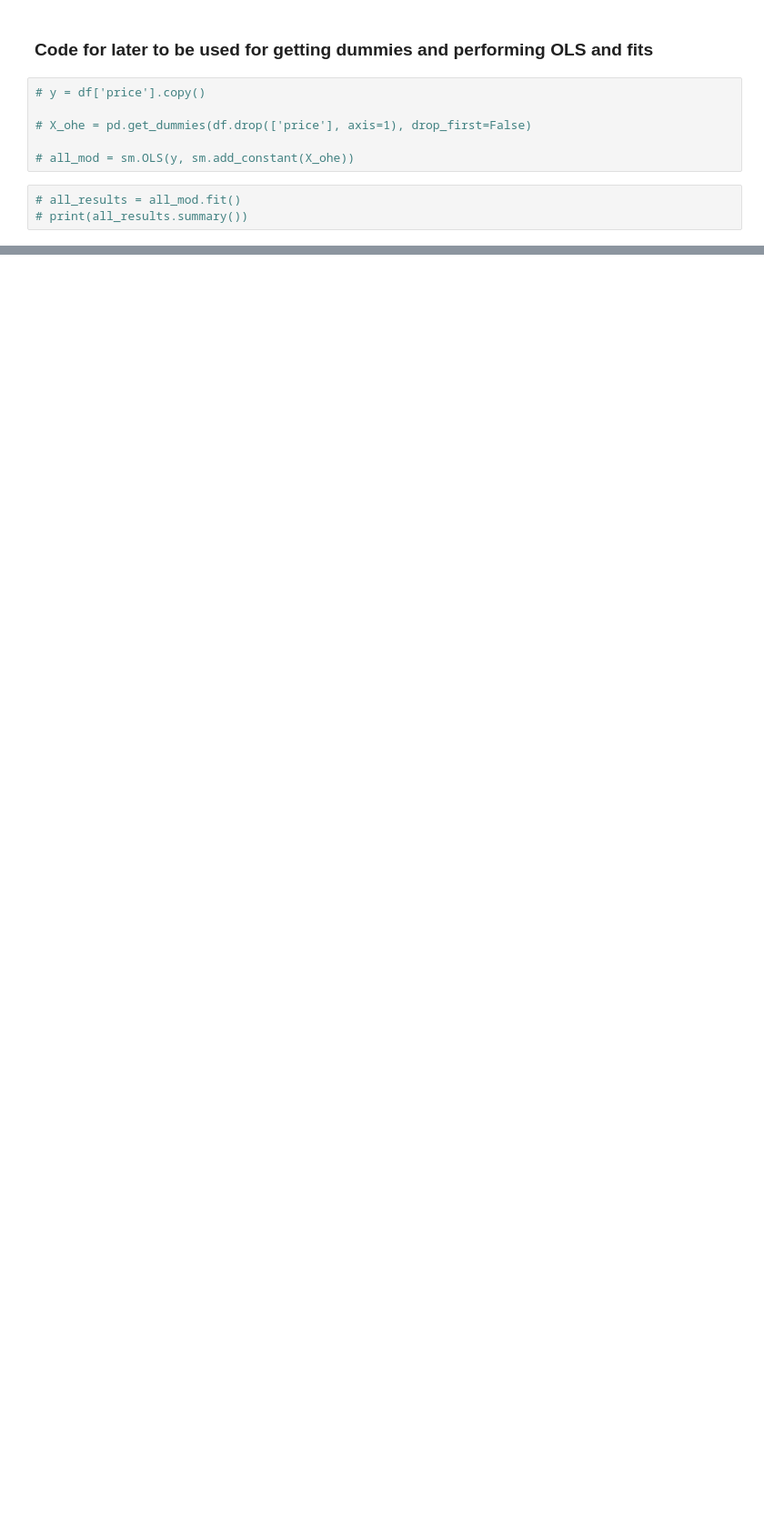
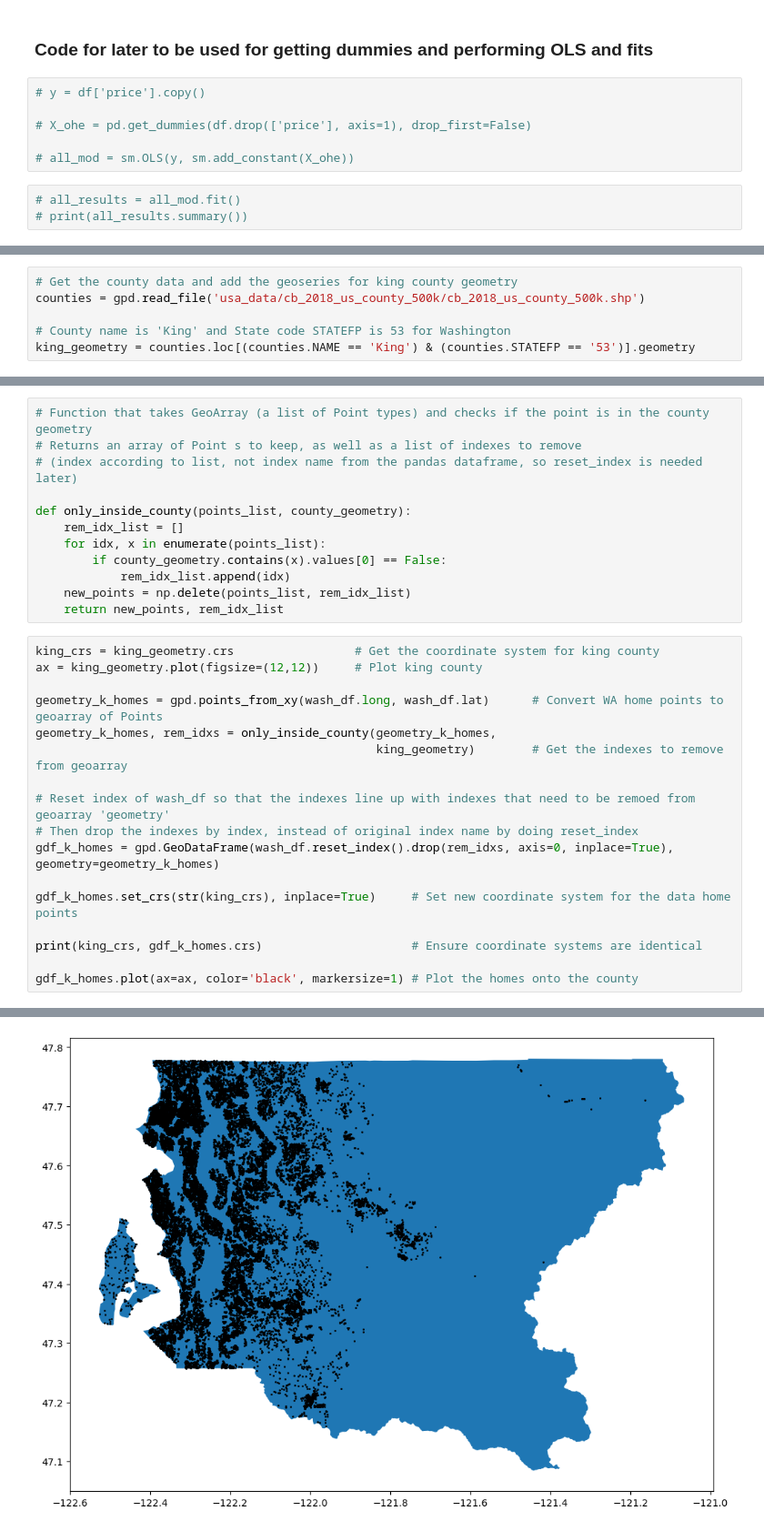
Before and after one commit to dmf1998/dsc-phase-2-project-v2-5, a Jupyter notebook: student.ipynb, the cells around one changed output, grey strips where cells are left out. Shown: that part at 91% size. Saved outputs shown, nothing was run; the diff lists cells and outputs as text; blank space fills up the shorter version.

```diff
--- a/student.ipynb
+++ b/student.ipynb
@@ -211,0 +265,6 @@ plt.show()
+# %%
+# Get the county data and add the geoseries for king county geometry
+counties = gpd.read_file('usa_data/cb_2018_us_county_500k/cb_2018_us_county_500k.shp')
+
+# County name is 'King' and State code STATEFP is 53 for Washington
+king_geometry = counties.loc[(counties.NAME == 'King') & (counties.STATEFP == '53')].geometry
@@ -211,0 +273,30 @@ plt.show()
+# %%
+# Function that takes GeoArray (a list of Point types) and checks if the point is in the county geometry
+# Returns an array of Point s to keep, as well as a list of indexes to remove
+# (index according to list, not index name from the pandas dataframe, so reset_index is needed later)
+
+def only_inside_county(points_list, county_geometry):
+    rem_idx_list = []
+    for idx, x in enumerate(points_list):
+        if county_geometry.contains(x).values[0] == False:
+            rem_idx_list.append(idx)
+    new_points = np.delete(points_list, rem_idx_list)
+    return new_points, rem_idx_list
+# %%
+king_crs = king_geometry.crs                 # Get the coordinate system for king county
+ax = king_geometry.plot(figsize=(12,12))     # Plot king county
+
+geometry_k_homes = gpd.points_from_xy(wash_df.long, wash_df.lat)      # Convert WA home points to geoarray of Points
+geometry_k_homes, rem_idxs = only_inside_county(geometry_k_homes,
+                                                king_geometry)        # Get the indexes to remove from geoarray
+
+# Reset index of wash_df so that the indexes line up with indexes that need to be remoed from geoarray 'geometry'
+# Then drop the indexes by index, instead of original index name by doing reset_index
+gdf_k_homes = gpd.GeoDataFrame(wash_df.reset_index().drop(rem_idxs, axis=0, inplace=True), geometry=geometry_k_homes)
+
+gdf_k_homes.set_crs(str(king_crs), inplace=True)     # Set new coordinate system for the data home points
+
+print(king_crs, gdf_k_homes.crs)                     # Ensure coordinate systems are identical
+
+gdf_k_homes.plot(ax=ax, color='black', markersize=1) # Plot the homes onto the county
+# %% [output]
@@ -211,0 +305 @@ plt.show()
+[figure, added]
```
Also changed, not shown: parts of 24 cells of this notebook, 16 other files.
